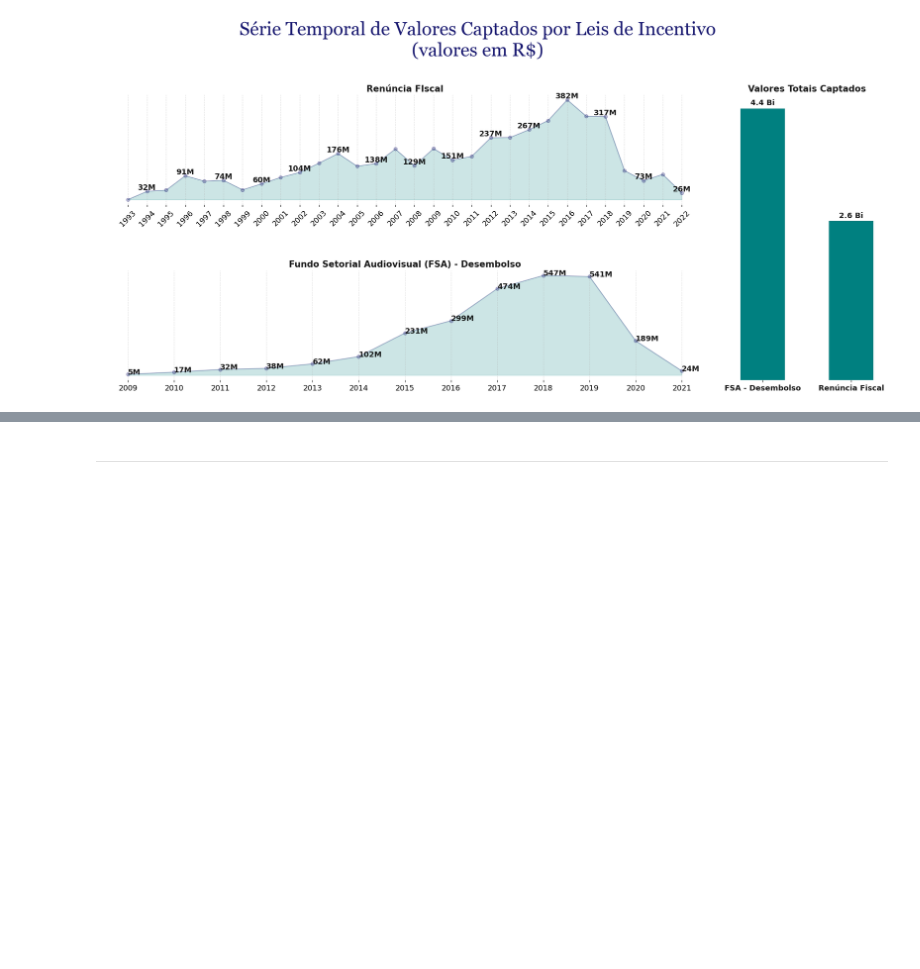
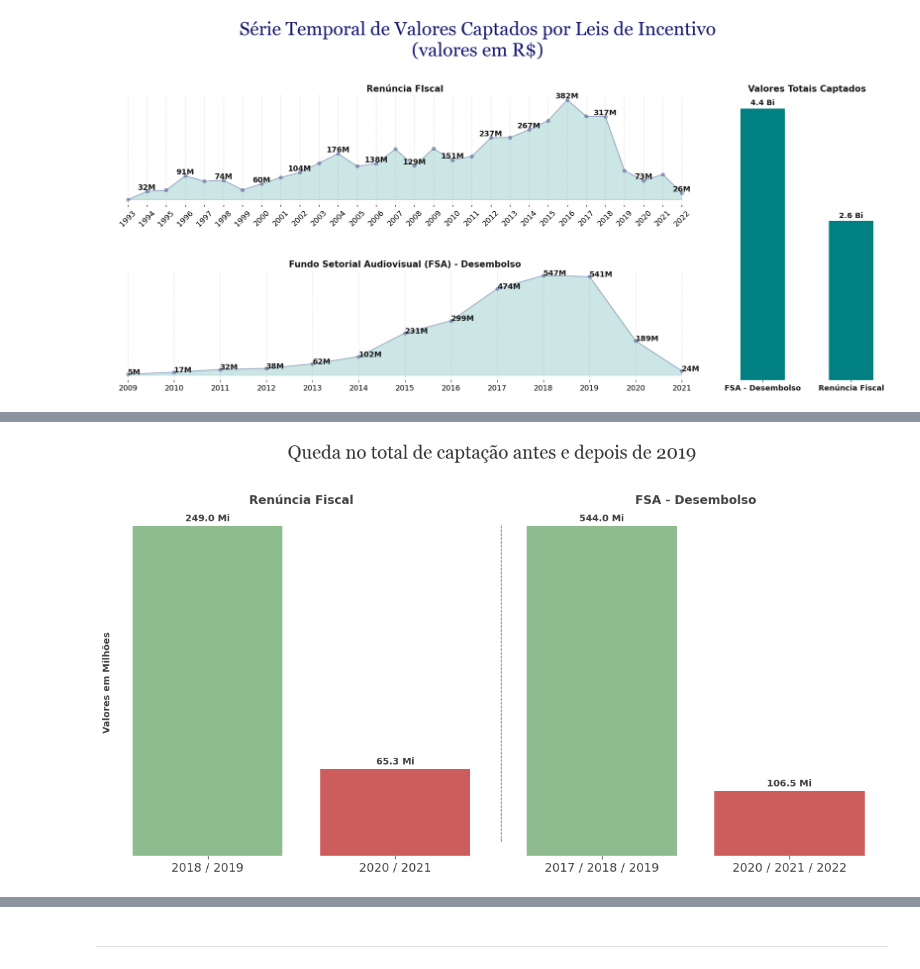
Before and after one commit to fonsecadados/AgenciaNacionalDoCinema_ANCINE, a Jupyter notebook: ANCINE_DesafiosEOportunidades.ipynb, the cells around one changed output, grey strips where cells are left out. Cells and saved outputs as stored; diff of their text form; code cells hidden in the pictures; blank space fills up the shorter version.

```diff
--- a/ANCINE_DesafiosEOportunidades.ipynb
+++ b/ANCINE_DesafiosEOportunidades.ipynb
@@ -908,0 +871,84 @@ ValueError: Mime type rendering requires nbformat>=4.2.0 but it is not installed
+# %%
+# Dados
+total_renun_fiscal_balanco = {
+    'pre_2019': 249,
+    'pos_2019': 65.3
+}
+
+total_fsa_desembolso_balanco = {
+    'pre_2019': 544,
+    'pos_2019': 106.5
+}
+
+# Preparando os dados para os gráficos
+categories_1 = ['2018 / 2019', '2020 / 2021']
+categories_2 = ['2017 / 2018 / 2019', '2020 / 2021 / 2022']
+renuncia_fiscal = [total_renun_fiscal_balanco['pre_2019'], total_renun_fiscal_balanco['pos_2019']]
+fsa_desembolso = [total_fsa_desembolso_balanco['pre_2019'], total_fsa_desembolso_balanco['pos_2019']]
+
+x_1 = np.arange(len(categories_1))  # Posições das categorias
+x_2 = np.arange(len(categories_2))  # Posições das categorias
+width = 0.8  # Largura das barras
+
+fig, axs = plt.subplots(1, 2, figsize=(12, 6))
+
+# Cores para as barras
+colors_ = ['darkgreen', 'darkred']
+colors = ['darkseagreen', 'indianred']
+
+# Gráfico de Renúncia Fiscal
+bars1 = axs[0].bar(x_1, renuncia_fiscal, width, color=colors)
+
+# Adicionando os valores no topo das barras
+def add_value_labels(ax, bars):
+    for bar in bars:
+        height = bar.get_height()
+        annot_text = f'{height:,.1f} Mi'
+        ax.annotate(annot_text,
+                    xy=(bar.get_x() + bar.get_width() / 2, height),
+                    xytext=(0, 3),  # 3 pontos de deslocamento vertical
+                    textcoords="offset points",
+                    ha='center', va='bottom', fontweight='bold', fontsize=10, alpha=0.75)
+
+add_value_labels(axs[0], bars1)
+
+# Configurações do gráfico de Renúncia Fiscal
+# axs[0].set_xlabel('Período', fontweight='bold', alpha=0.75)
+axs[0].set_ylabel('Valores em Milhões', fontweight='bold', alpha=0.75)
+axs[0].set_title('Renúncia Fiscal', fontsize=13, fontweight='bold', alpha=0.75)
+axs[0].set_xticks(x)
+axs[0].set_xticklabels(categories_1, rotation=0, fontweight='normal', alpha=0.75)
+
+# Gráfico de FSA - Desembolso
+bars2 = axs[1].bar(x, fsa_desembolso, width, color=colors)
+
+# Adicionando os valores no topo das barras
+add_value_labels(axs[1], bars2)
+
+# Configurações do gráfico de FSA - Desembolso
+# axs[1].set_xlabel('Período', fontweight='bold', alpha=0.75)
+axs[1].set_ylabel('-----------------------------------------------------------------------------------', fontweight='bold', alpha=0.4)
+axs[1].set_title('FSA - Desembolso', fontsize=13, fontweight='bold', alpha=0.75)
+axs[1].set_xticks(x)
+axs[1].set_xticklabels(categories_2, rotation=0, fontweight='normal', alpha=0.75)
+
+# Ajustes nas grades e eixos
+for ax in axs:
+    ax.tick_params(axis='both', which='major', labelsize=13)
+    ax.spines['top'].set_visible(False)
+    ax.spines['right'].set_visible(False)
+    ax.spines['bottom'].set_visible(False)
+    ax.spines['left'].set_visible(False)
+    ax.set_yticks([])
+
+# Ajustando o layout
+plt.tight_layout()
+
+# Adicionando título geral
+fontprops = {'color': 'black', 'weight': 'bold', 'style': 'normal', 'family': 'Georgia'}
+plt.suptitle('Queda no total de captação antes e depois de 2019', fontdict=fontprops, fontsize=20, alpha=0.8, y=1.10)
+
+# Mostrando o gráfico
+plt.show()
+# %% [output]
+[figure, added]
```
Also changed, not shown: parts of 7 cells of this notebook.
